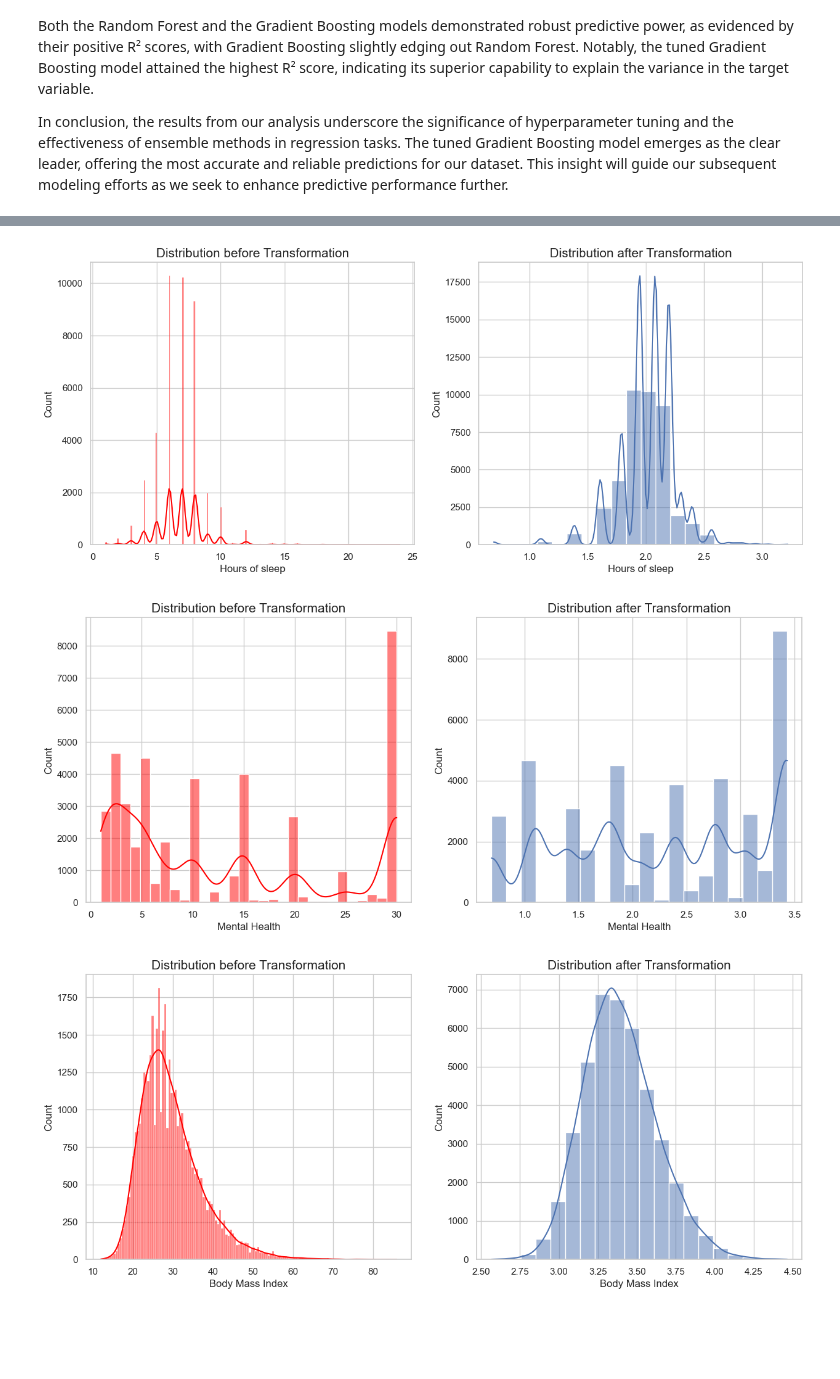
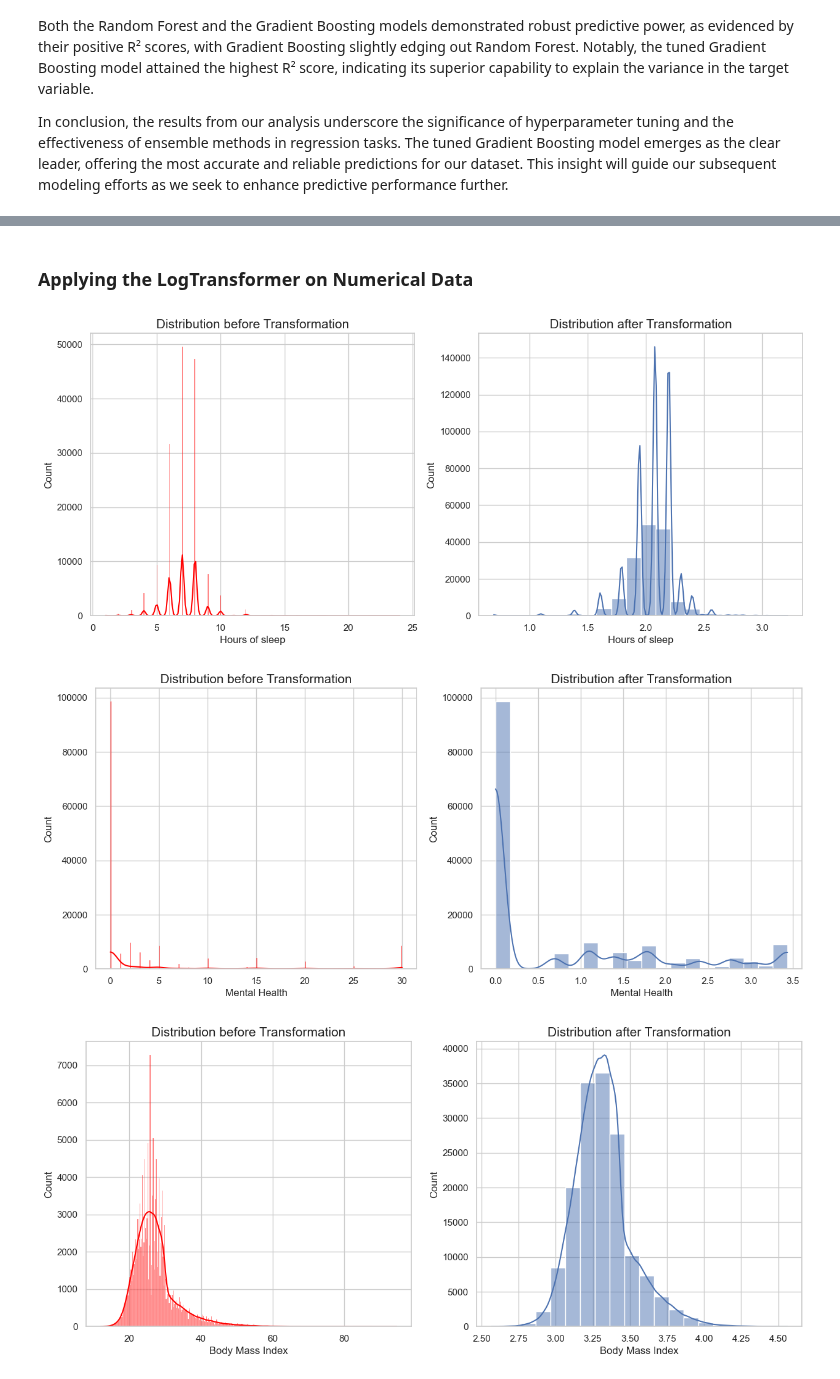
Before and after one commit to Dadd0/AI_MedCare_282401, a Jupyter notebook: main.ipynb, the cells around one changed output, grey strips where cells are left out. Saved outputs shown, nothing was run; the diff lists cells and outputs as text; code cells hidden in the pictures; blank space fills up the shorter version.

```diff
--- a/main.ipynb
+++ b/main.ipynb
@@ -623,7 +600,7 @@ From the graph:
 Looking at the correlations with our target variable, we can also observe that the columns 'Ethnicity Black', 'Ethnicity Asian', 'Gender M', 'Ethnicity Hispanic', 'Ethnicity Other', and 'Ethnicity White' have a minimal impact on the outcome. Their negligible correlation  indicate that these variables do not hold substantial predictive value. Therefore, to enhance the model's focus and computational efficiency, we have decided to exclude these columns from further analysis.
 # %%
 column_to_drop = ['Ethnicity_Black','Ethnicity_Asian','Gender_M','Ethnicity_Hispanic',  'Ethnicity_Other', 'Ethnicity_White', 'Skin Cancer_Y','How many Drinks per Week_Y']
-medcenter_df.drop(column_to_drop, axis = 1, inplace=True)
+medcenter_df_complete.drop(column_to_drop, axis = 1, inplace=True)
 # %% [markdown]
 ## Partitioning the Dataset into Train and Test Set 🔧
 
@@ -1144,0 +1077,5 @@ plt.tight_layout()
+# %%
+# This is the dataframe we'll be working with from now on
+
+df = medcenter_df.copy()
+df.drop('Patient ID', axis = 1, inplace=True) # We immediately drop the unique identifier as it is of no use
@@ -1144,0 +1097,23 @@ plt.tight_layout()
+# %%
+# Conditions for filtering
+condition = (
+    (medcenter_df['Physical Health'] == 0) & (
+        (medcenter_df['How do you Feel'] == 'Poor') |
+        (medcenter_df['How do you Feel'] == 'Fair') |
+        (medcenter_df['Walking Difficulty'] == 'Y') |
+        (medcenter_df['Do you Exercise'] == 'N') |
+        (medcenter_df['Hours of sleep'] > 14) |
+        (medcenter_df['Hours of sleep'] < 4) |
+        (medcenter_df['Body Mass Index'] > 30) |
+        (medcenter_df['Body Mass Index'] <15 ) |
+        (medcenter_df['Diabetes'] == 'Y') |
+        (medcenter_df['Torsades de Pointes'] == 'Y') |
+        (medcenter_df['Mental Health'] > 5) |
+        (medcenter_df['History of Stroke'] == 'Y')
+    )
+)
+
+# Applying the conditions to filter the dataframe
+df = df[~condition]
+
+print("Shape of the dataframe after filtering:", df.shape)
@@ -1144,0 +1122,2 @@ plt.tight_layout()
+# %%
+df.reset_index(inplace= True, drop= True) # We reset the index in order to avoid conflicts later with sklearn functions
@@ -1145,8 +1147,10 @@ plt.tight_layout()
+# %% [markdown]
+### Applying the LogTransformer on Numerical Data
 # %%
 for feature in numerical_features[:3]:
-    medcenter_df_small = logTransform(medcenter_df_small, feature)
+    df = logTransform(df, feature)
 # %% [output]
-[figure, old version]
+[figure, new version]
-[figure, old version]
+[figure, new version]
-[figure, old version]
+[figure, new version]
 # %%
```
Also changed, not shown: parts of 60 cells of this notebook.
